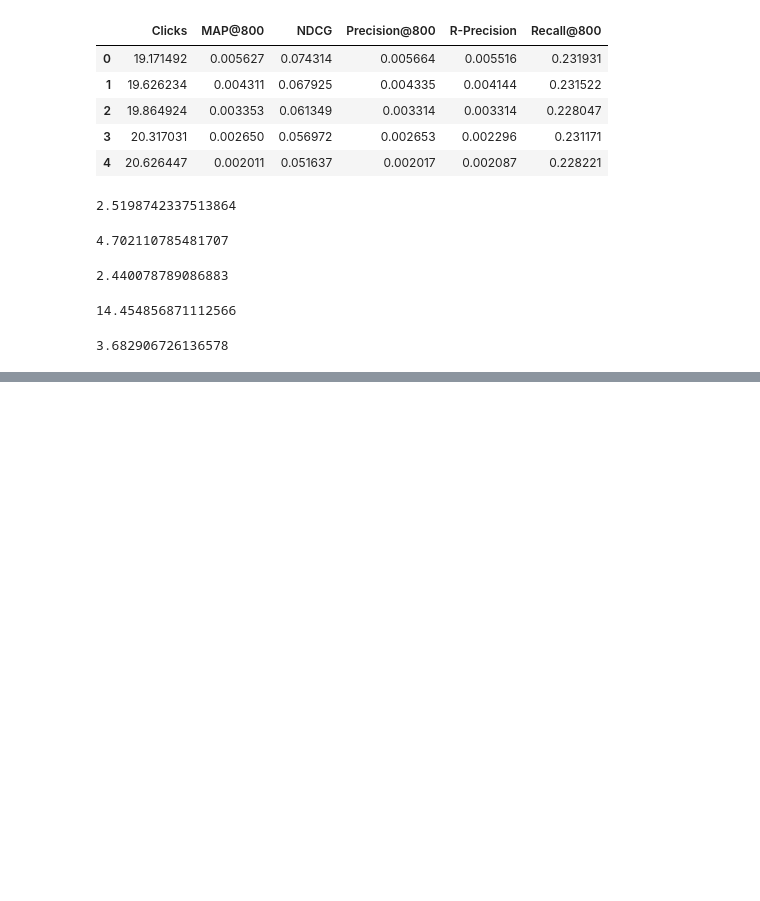
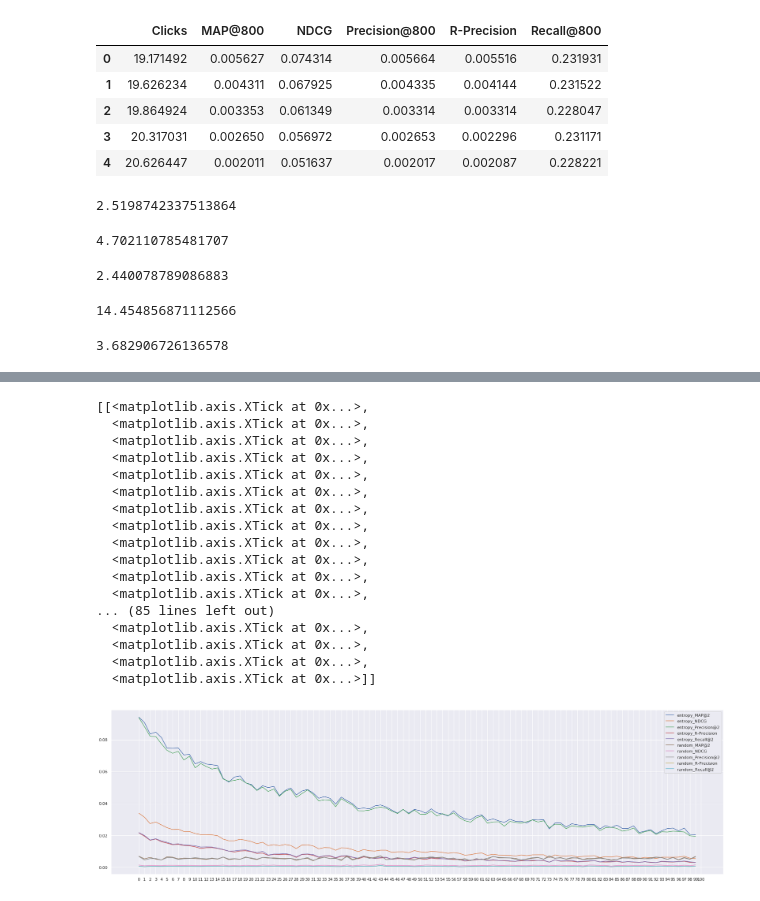
Before and after one commit to wuga214/Q-VAE-Recommendation, a Jupyter notebook: Kai Plot/Plot.ipynb, the cells around one changed output, grey strips where cells are left out. Drawn from its saved outputs; the diff is of its cells as text; code cells hidden in the pictures; blank space fills up the shorter version.

```diff
--- a/Kai Plot/Plot.ipynb
+++ b/Kai Plot/Plot.ipynb
@@ -130,0 +283,5 @@ NDCG:(0.27369153044611366, 0.0037461587044595357)
+# %%
+entropy_random_100_2_df = pd.concat([entropy_100_2_df, random_100_2_df], axis=1)
+entropy_random_100_2_df.columns = ["entropy_Clicks", "entropy_MAP@2", "entropy_NDCG", "entropy_Precision@2", "entropy_R-Precision", "entropy_Recall@2",
+                                  "random_Clicks", "random_MAP@2", "random_NDCG", "random_Precision@2", "random_R-Precision", "random_Recall@2"]
+entropy_random_100_2_df
@@ -130,0 +307,29 @@ NDCG:(0.27369153044611366, 0.0037461587044595357)
+# %%
+fig, ax = plt.subplots()
+fig.set_size_inches(30, 8.27)
+
+ax = sns.lineplot(data=entropy_random_100_2_df[["entropy_MAP@2", "entropy_NDCG", "entropy_Precision@2", "entropy_R-Precision", "entropy_Recall@2",
+                                                "random_MAP@2", "random_NDCG", "random_Precision@2", "random_R-Precision", "random_Recall@2"]],
+                  dashes=False)
+ax.set(xticks=np.arange(0,101,1))
+
+# fig.savefig("entropy_random_100times_2items_per_time.png")
+# %% [output]
+[[<matplotlib.axis.XTick at 0x...>,
+  <matplotlib.axis.XTick at 0x...>,
+  <matplotlib.axis.XTick at 0x...>,
+  <matplotlib.axis.XTick at 0x...>,
+  <matplotlib.axis.XTick at 0x...>,
+  <matplotlib.axis.XTick at 0x...>,
+  <matplotlib.axis.XTick at 0x...>,
+  <matplotlib.axis.XTick at 0x...>,
+  <matplotlib.axis.XTick at 0x...>,
+  <matplotlib.axis.XTick at 0x...>,
+  <matplotlib.axis.XTick at 0x...>,
+  <matplotlib.axis.XTick at 0x...>,
+... (85 lines left out)
+  <matplotlib.axis.XTick at 0x...>,
+  <matplotlib.axis.XTick at 0x...>,
+  <matplotlib.axis.XTick at 0x...>,
+  <matplotlib.axis.XTick at 0x...>]]
+[figure, added]
```
Also changed, not shown: parts of 23 cells of this notebook, 19 other files.
